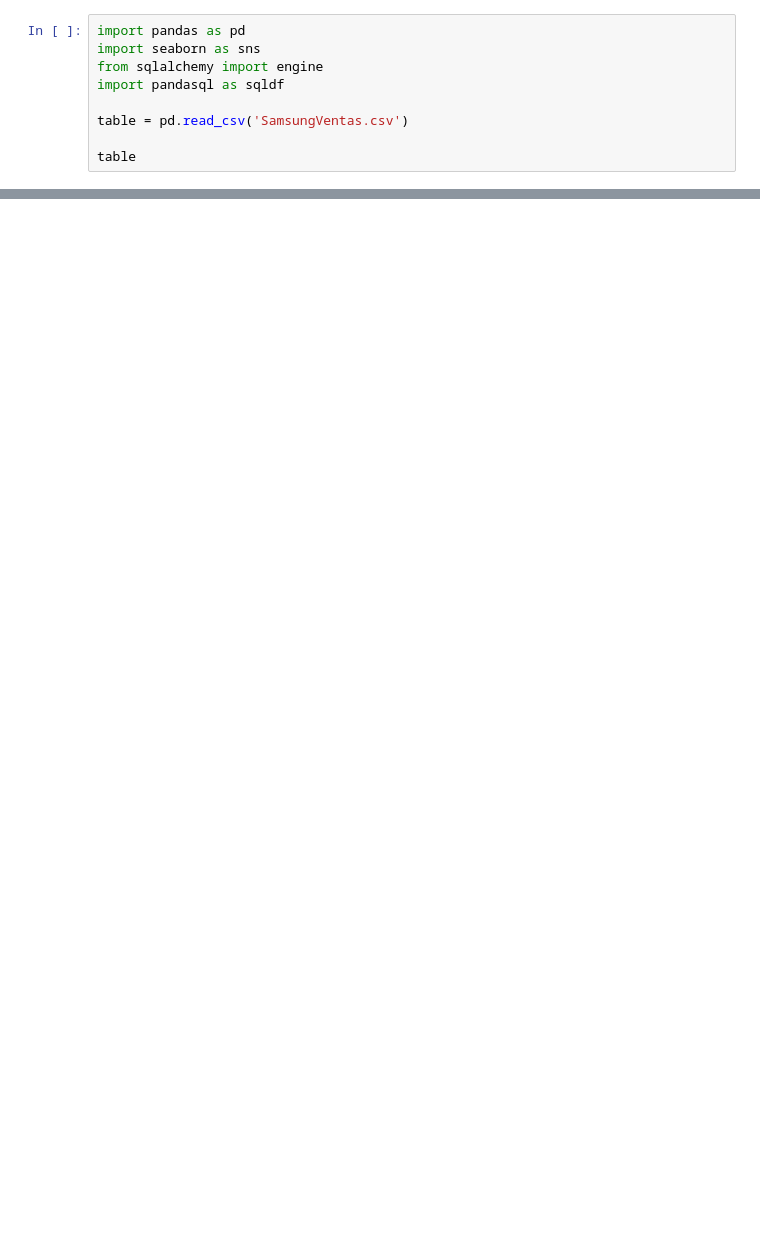
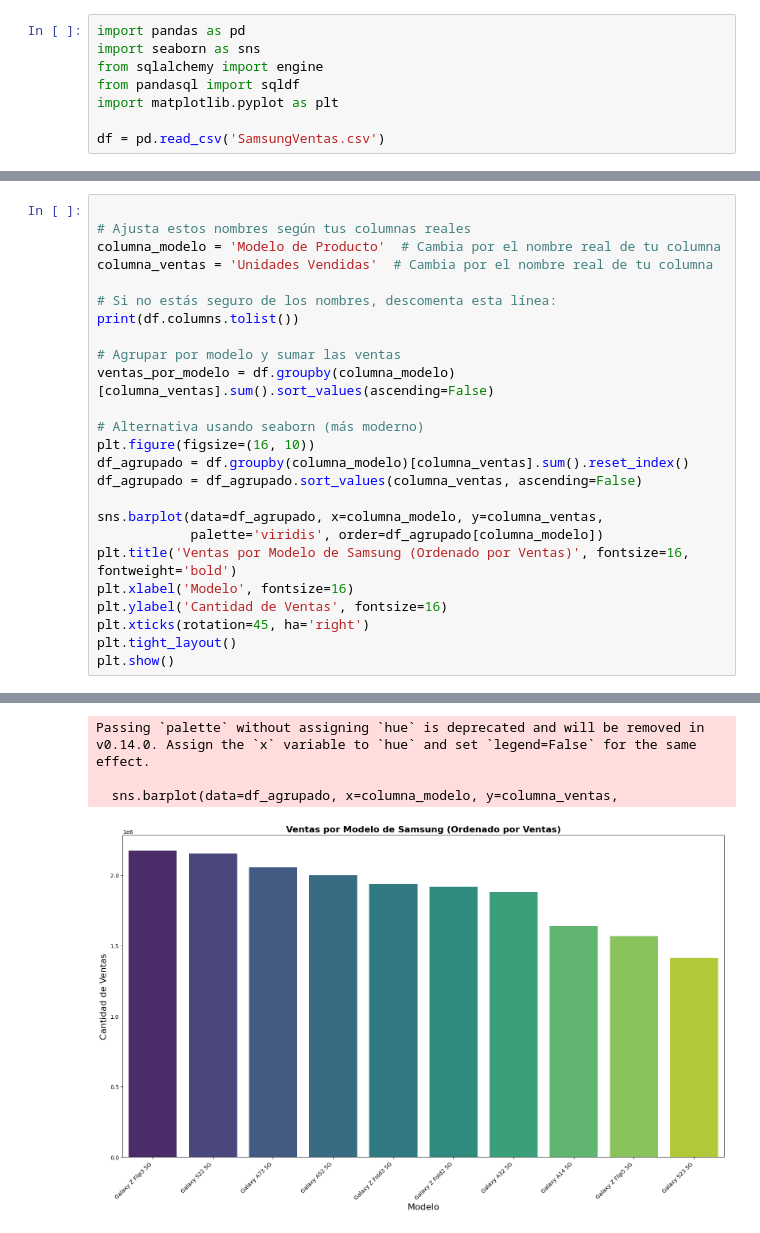
Before and after one commit to michel-j-j/analisis-datos-samsung, a Jupyter notebook: Mate3.ipynb, the cells around one changed output, grey strips where cells are left out. Saved outputs shown, nothing was run; the diff lists cells and outputs as text; blank space fills up the shorter version.

```diff
--- a/Mate3.ipynb
+++ b/Mate3.ipynb
@@ -4,8 +8,7 @@ Cada estamos definindo X
 import pandas as pd
 import seaborn as sns
 from sqlalchemy import engine
-import pandasql as sqldf
+from pandasql import sqldf
+import matplotlib.pyplot as plt
 
-table = pd.read_csv('SamsungVentas.csv')
-
-table
+df = pd.read_csv('SamsungVentas.csv')
@@ -44,0 +18,26 @@ TypeError: 'module' object is not callable
+# %%
+
+# Ajusta estos nombres según tus columnas reales
+columna_modelo = 'Modelo de Producto'  # Cambia por el nombre real de tu columna
+columna_ventas = 'Unidades Vendidas'  # Cambia por el nombre real de tu columna
+
+# Si no estás seguro de los nombres, descomenta esta línea:
+print(df.columns.tolist())
+
+# Agrupar por modelo y sumar las ventas
+ventas_por_modelo = df.groupby(columna_modelo)[columna_ventas].sum().sort_values(ascending=False)
+
+# Alternativa usando seaborn (más moderno)
+plt.figure(figsize=(16, 10))
+df_agrupado = df.groupby(columna_modelo)[columna_ventas].sum().reset_index()
+df_agrupado = df_agrupado.sort_values(columna_ventas, ascending=False)
+
+sns.barplot(data=df_agrupado, x=columna_modelo, y=columna_ventas,
+            palette='viridis', order=df_agrupado[columna_modelo])
+plt.title('Ventas por Modelo de Samsung (Ordenado por Ventas)', fontsize=16, fontweight='bold')
+plt.xlabel('Modelo', fontsize=16)
+plt.ylabel('Cantidad de Ventas', fontsize=16)
+plt.xticks(rotation=45, ha='right')
+plt.tight_layout()
+plt.show()
+# %% [output]
@@ -44,0 +45,4 @@ TypeError: 'module' object is not callable
+Passing `palette` without assigning `hue` is deprecated and will be removed in v0.14.0. Assign the `x` variable to `hue` and set `legend=False` for the same effect.
+
+  sns.barplot(data=df_agrupado, x=columna_modelo, y=columna_ventas,
+[figure, added]
```
Also changed, not shown: parts of 10 cells of this notebook, 1 other file.
